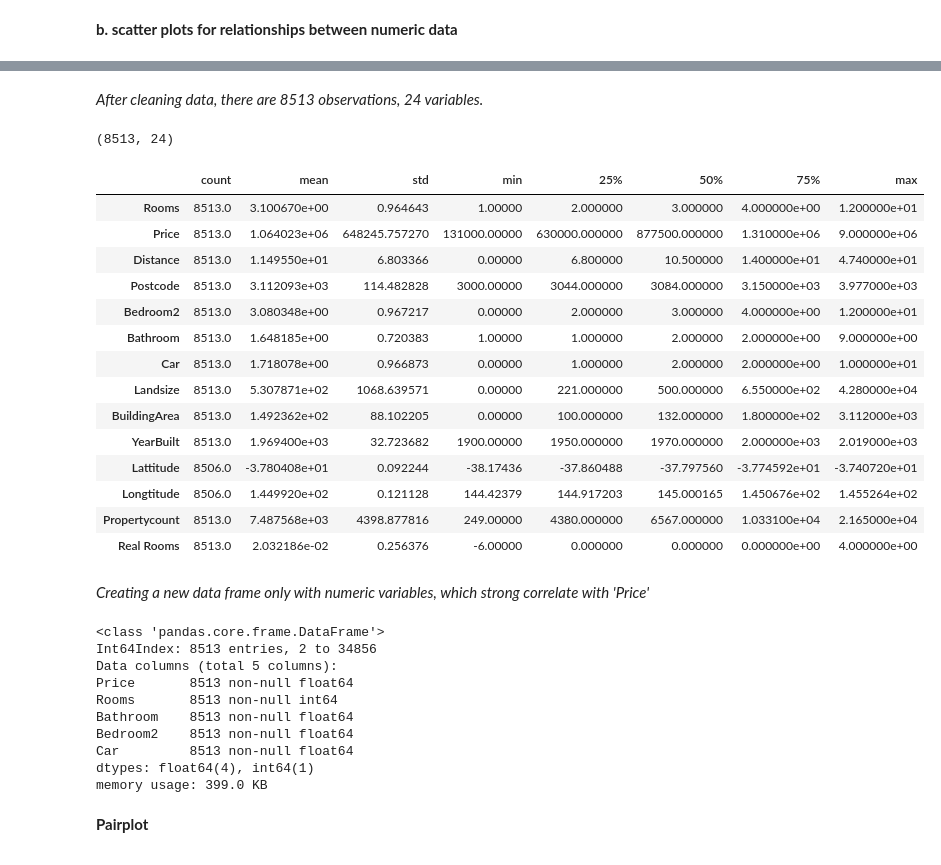
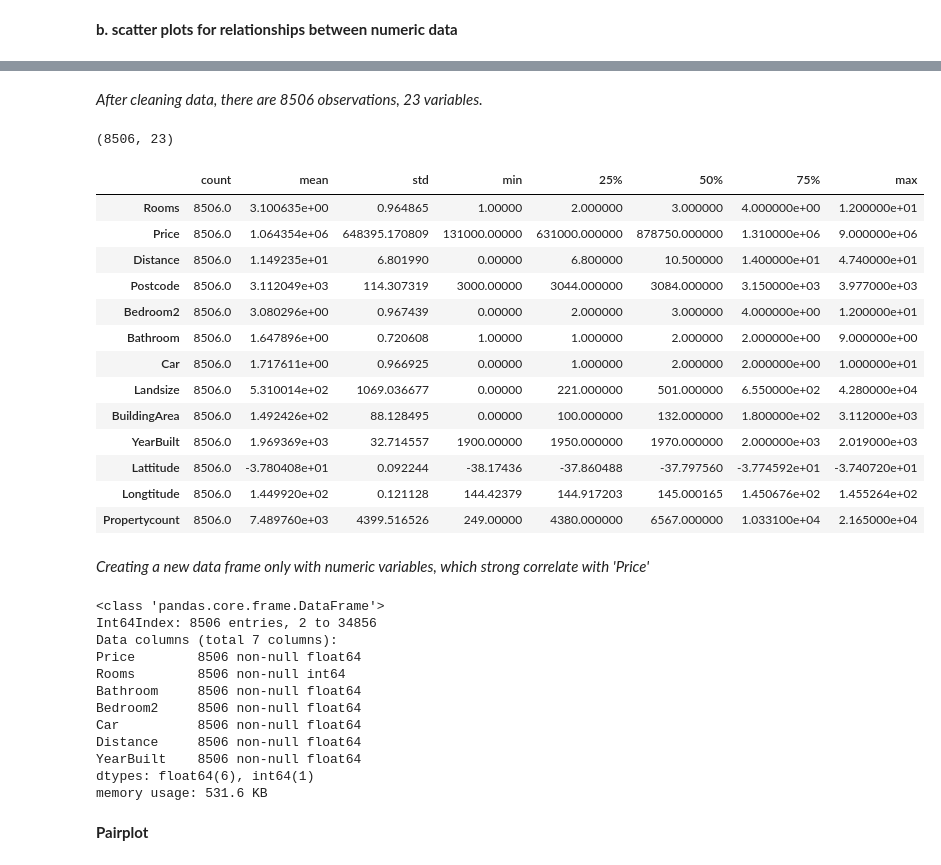
Before and after one commit to HuijunYan93/Data-Enthusiast, a Jupyter notebook: First Final Try.ipynb, the cells around one changed output, grey strips where cells are left out. Cells and saved outputs as stored; diff of their text form; code cells hidden in the pictures.

```diff
--- a/First Final Try.ipynb
+++ b/First Final Try.ipynb
@@ -382,8 +348,13 @@ _As usual, we delete the NA value in some variables, including 'Rooms','Price','
 # %%
-df = housing.loc[((housing['Rooms'].isnull() == False) &
-                  (housing['Price'].isnull() == False) &
-                  (housing['Bedroom2'].isnull() == False) &
-                  (housing['Bathroom'].isnull() == False) &
-                  (housing['Car'].isnull() == False) &
-                 (housing['Landsize'].isnull() == False) &
-                 (housing['BuildingArea'].isnull() == False))]
+housing = housing.loc[((housing['Rooms'].isnull() == False) &
+             (housing['Price'].isnull() == False) &
+             (housing['Distance'].isnull() == False) &
+             (housing['Bedroom2'].isnull() == False) &
+             (housing['Bathroom'].isnull() == False) &
+             (housing['Postcode'].isnull() == False) &
+             (housing['Landsize'].isnull() == False) &
+             (housing['Lattitude'].isnull() == False) &
+             (housing['Longtitude'].isnull() == False) &
+             (housing['Car'].isnull() == False) &
+             (housing['BuildingArea'].isnull() == False) &
+             (housing['YearBuilt'].isnull() == False))]
@@ -410,43 +371,44 @@ memory usage: 1.5+ MB
 # %% [markdown]
-_After cleaning data, there are 8513 observations, 24 variables._
+_After cleaning data, there are 8506 observations, 23 variables._
 # %%
-print(df.shape)
+print(housing.shape)
 # %% [output]
-(8513, 24)
+(8506, 23)
 # %%
-df.describe().transpose()
+housing.describe().transpose()
 # %% [output]
 |  | count | mean | std | min | 25% | 50% | 75% | max |
-| Rooms | 8513.0 | 3.100670e+00 | 0.964643 | 1.00000 | 2.000000 | 3.000000 | 4.000000e+00 | 1.200000e+01 |
-| Price | 8513.0 | 1.064023e+06 | 648245.757270 | 131000.00000 | 630000.000000 | 877500.000000 | 1.310000e+06 | 9.000000e+06 |
-| Distance | 8513.0 | 1.149550e+01 | 6.803366 | 0.00000 | 6.800000 | 10.500000 | 1.400000e+01 | 4.740000e+01 |
-| Postcode | 8513.0 | 3.112093e+03 | 114.482828 | 3000.00000 | 3044.000000 | 3084.000000 | 3.150000e+03 | 3.977000e+03 |
-| Bedroom2 | 8513.0 | 3.080348e+00 | 0.967217 | 0.00000 | 2.000000 | 3.000000 | 4.000000e+00 | 1.200000e+01 |
-| Bathroom | 8513.0 | 1.648185e+00 | 0.720383 | 1.00000 | 1.000000 | 2.000000 | 2.000000e+00 | 9.000000e+00 |
-| Car | 8513.0 | 1.718078e+00 | 0.966873 | 0.00000 | 1.000000 | 2.000000 | 2.000000e+00 | 1.000000e+01 |
-| Landsize | 8513.0 | 5.307871e+02 | 1068.639571 | 0.00000 | 221.000000 | 500.000000 | 6.550000e+02 | 4.280000e+04 |
-| BuildingArea | 8513.0 | 1.492362e+02 | 88.102205 | 0.00000 | 100.000000 | 132.000000 | 1.800000e+02 | 3.112000e+03 |
-| YearBuilt | 8513.0 | 1.969400e+03 | 32.723682 | 1900.00000 | 1950.000000 | 1970.000000 | 2.000000e+03 | 2.019000e+03 |
+| Rooms | 8506.0 | 3.100635e+00 | 0.964865 | 1.00000 | 2.000000 | 3.000000 | 4.000000e+00 | 1.200000e+01 |
+| Price | 8506.0 | 1.064354e+06 | 648395.170809 | 131000.00000 | 631000.000000 | 878750.000000 | 1.310000e+06 | 9.000000e+06 |
+| Distance | 8506.0 | 1.149235e+01 | 6.801990 | 0.00000 | 6.800000 | 10.500000 | 1.400000e+01 | 4.740000e+01 |
+| Postcode | 8506.0 | 3.112049e+03 | 114.307319 | 3000.00000 | 3044.000000 | 3084.000000 | 3.150000e+03 | 3.977000e+03 |
+| Bedroom2 | 8506.0 | 3.080296e+00 | 0.967439 | 0.00000 | 2.000000 | 3.000000 | 4.000000e+00 | 1.200000e+01 |
+| Bathroom | 8506.0 | 1.647896e+00 | 0.720608 | 1.00000 | 1.000000 | 2.000000 | 2.000000e+00 | 9.000000e+00 |
+| Car | 8506.0 | 1.717611e+00 | 0.966925 | 0.00000 | 1.000000 | 2.000000 | 2.000000e+00 | 1.000000e+01 |
+| Landsize | 8506.0 | 5.310014e+02 | 1069.036677 | 0.00000 | 221.000000 | 501.000000 | 6.550000e+02 | 4.280000e+04 |
+| BuildingArea | 8506.0 | 1.492426e+02 | 88.128495 | 0.00000 | 100.000000 | 132.000000 | 1.800000e+02 | 3.112000e+03 |
+| YearBuilt | 8506.0 | 1.969369e+03 | 32.714557 | 1900.00000 | 1950.000000 | 1970.000000 | 2.000000e+03 | 2.019000e+03 |
 | Lattitude | 8506.0 | -3.780408e+01 | 0.092244 | -38.17436 | -37.860488 | -37.797560 | -3.774592e+01 | -3.740720e+01 |
 | Longtitude | 8506.0 | 1.449920e+02 | 0.121128 | 144.42379 | 144.917203 | 145.000165 | 1.450676e+02 | 1.455264e+02 |
-| Propertycount | 8513.0 | 7.487568e+03 | 4398.877816 | 249.00000 | 4380.000000 | 6567.000000 | 1.033100e+04 | 2.165000e+04 |
-| Real Rooms | 8513.0 | 2.032186e-02 | 0.256376 | -6.00000 | 0.000000 | 0.000000 | 0.000000e+00 | 4.000000e+00 |
+| Propertycount | 8506.0 | 7.489760e+03 | 4399.516526 | 249.00000 | 4380.000000 | 6567.000000 | 1.033100e+04 | 2.165000e+04 |
 # %% [markdown]
 _Creating a new data frame only with numeric variables, which strong correlate with 'Price'_
 # %%
-df = df.loc[:,["Price","Rooms","Bathroom","Bedroom2","Car"]]
+df = housing.loc[:,["Price","Rooms","Bathroom","Bedroom2","Car","Distance","YearBuilt"]]
 df.info()
 # %% [output]
 <class 'pandas.core.frame.DataFrame'>
-Int64Index: 8513 entries, 2 to 34856
-Data columns (total 5 columns):
-Price       8513 non-null float64
-Rooms       8513 non-null int64
-Bathroom    8513 non-null float64
-Bedroom2    8513 non-null float64
-Car         8513 non-null float64
-dtypes: float64(4), int64(1)
-memory usage: 399.0 KB
+Int64Index: 8506 entries, 2 to 34856
+Data columns (total 7 columns):
+Price        8506 non-null float64
+Rooms        8506 non-null int64
+Bathroom     8506 non-null float64
+Bedroom2     8506 non-null float64
+Car          8506 non-null float64
+Distance     8506 non-null float64
+YearBuilt    8506 non-null float64
+dtypes: float64(6), int64(1)
+memory usage: 531.6 KB
 # %% [markdown]
 __Pairplot__
 # %%
```
Also changed, not shown: parts of 49 cells of this notebook.
